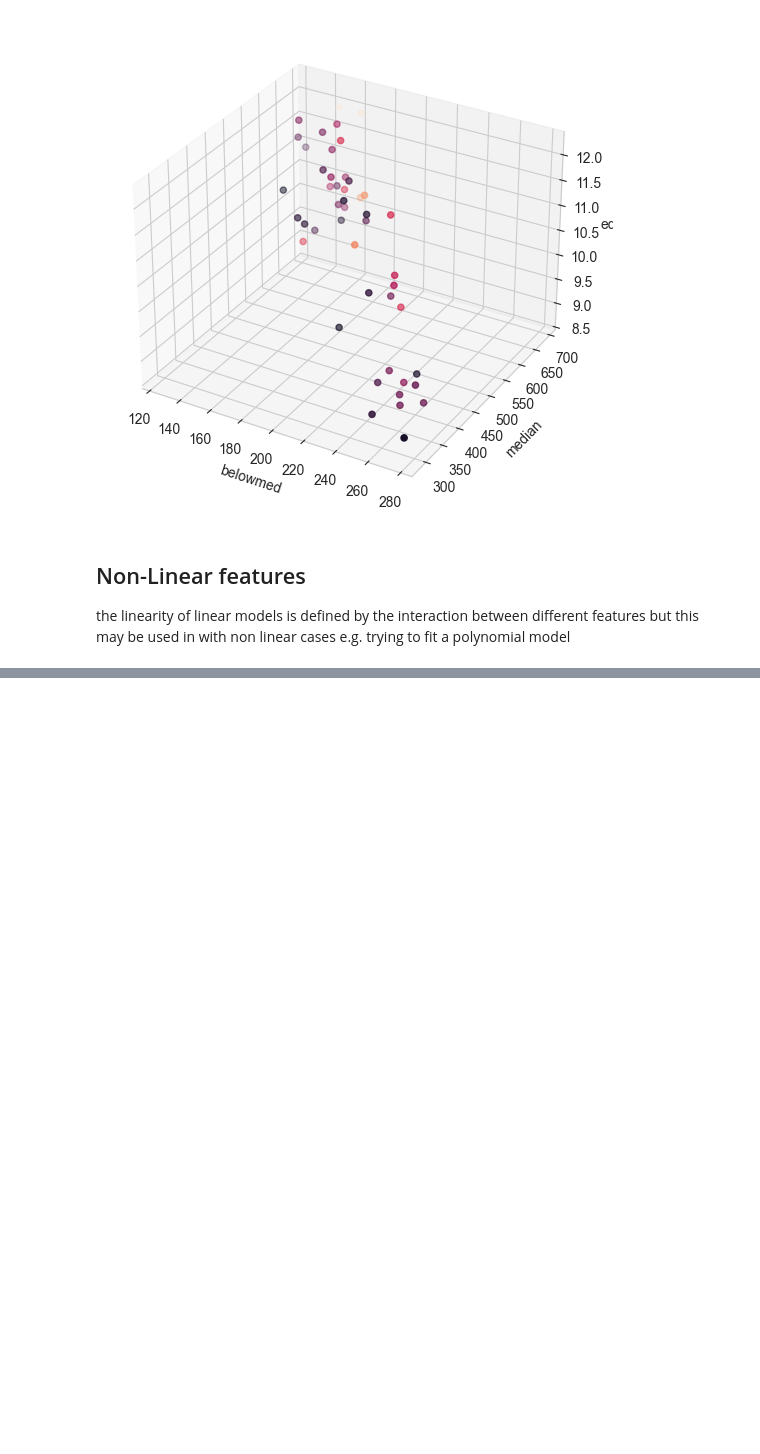
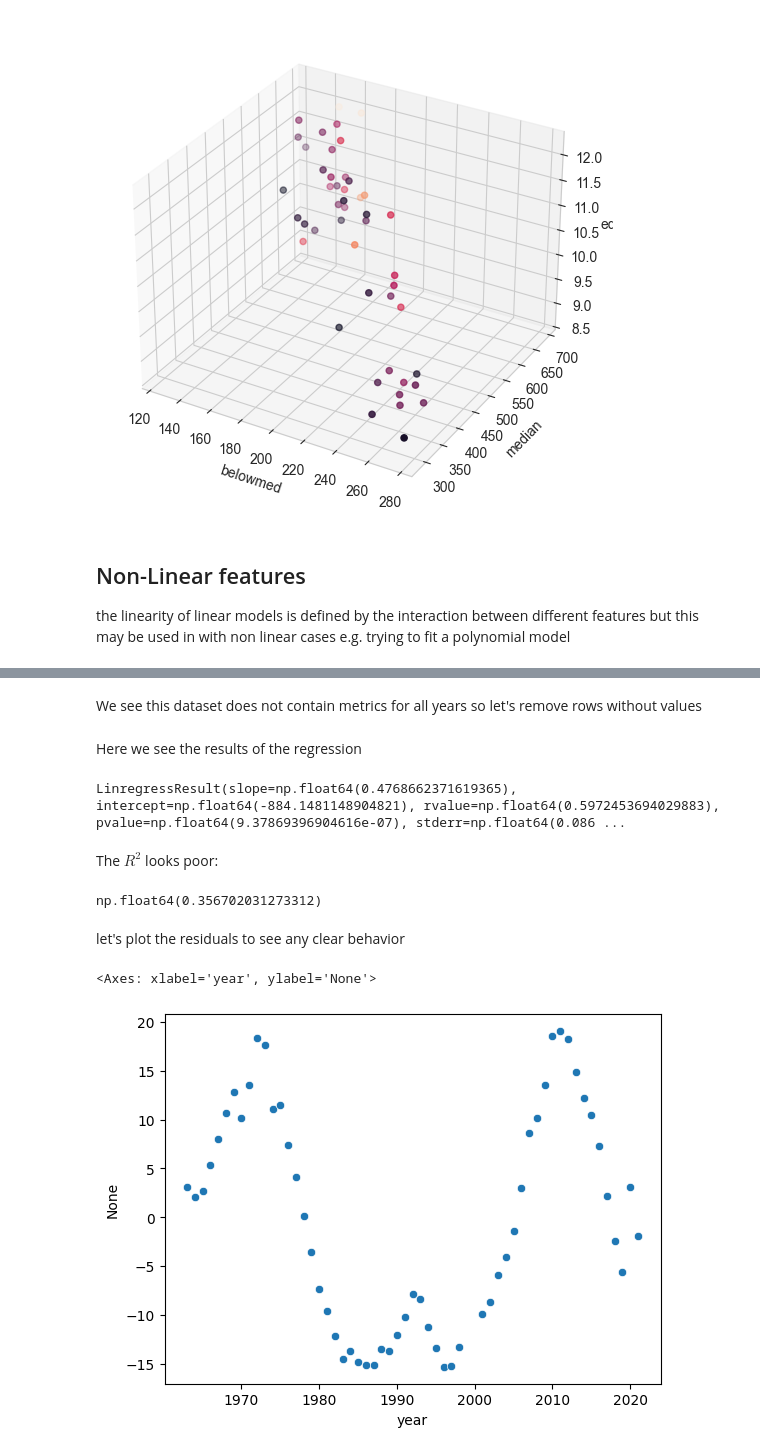
Before and after one commit to noiseOnTheNet/python-post023_jupyter_analitics, a Jupyter notebook: doc/Part_5.ipynb, the cells around one changed output, grey strips where cells are left out. Cells and saved outputs as stored; diff of their text form; code cells hidden in the pictures; blank space fills up the shorter version.

```diff
--- a/doc/Part_5.ipynb
+++ b/doc/Part_5.ipynb
@@ -481,0 +549,26 @@ the linearity of linear models is defined by the interaction between different f
+# %% [markdown]
+We see this dataset does not contain metrics for all years so let's remove rows without values
+# %%
+fin_italy_valued = fin_italy.loc[~fin_italy.di01.isna(),["year","di01"]]
+# %% [markdown]
+Here we see the results of the regression
+# %%
+result = linregress(y=fin_italy_valued.di01,x=fin_italy_valued.year)
+result
+# %% [output]
+LinregressResult(slope=np.float64(0.4768662371619365), intercept=np.float64(-884.1481148904821), rvalue=np.float64(0.5972453694029883), pvalue=np.float64(9.37869396904616e-07), stderr=np.float64(0.086 ...
+# %% [markdown]
+The $R^2$ looks poor:
+# %%
+rsquare = result.rvalue ** 2
+rsquare
+# %% [output]
+np.float64(0.356702031273312)
+# %% [markdown]
+let's plot the residuals to see any clear behavior
+# %%
+residuals = fin_italy_valued.di01 - (fin_italy_valued.year * result.slope + result.intercept)
+sns.scatterplot(x=fin_italy_valued.year, y=residuals)
+# %% [output]
+<Axes: xlabel='year', ylabel='None'>
+[figure, added]
```
Also changed, not shown: parts of 25 cells of this notebook.
